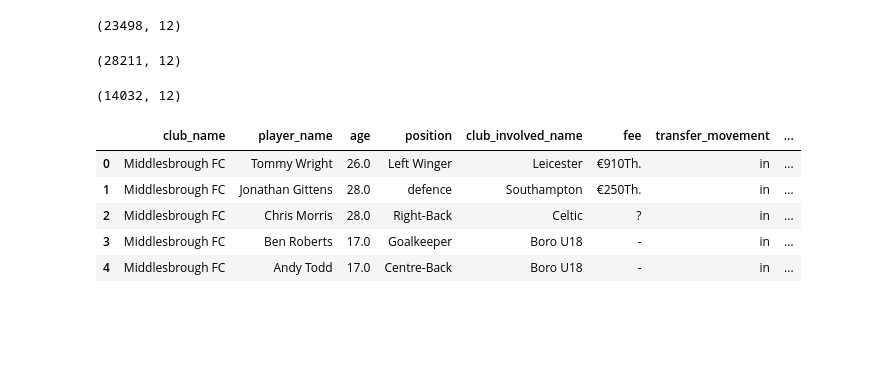
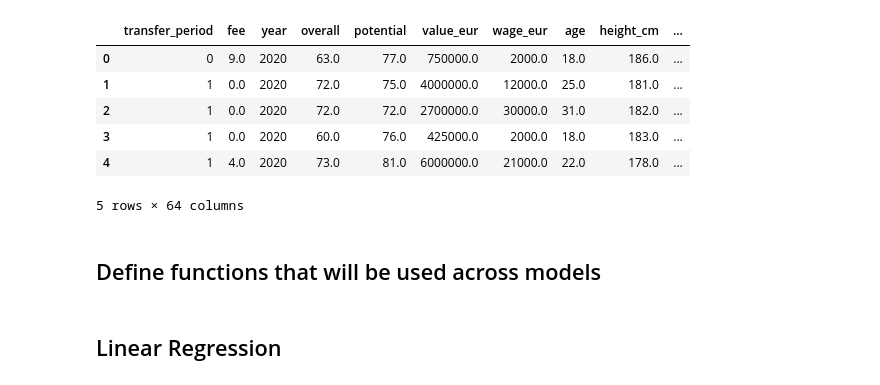
Before and after one commit to azanon00/Transfer_Strategy_Prescription, a Jupyter notebook: code/andrea_models.ipynb, the cells around one changed output. Saved outputs shown, nothing was run; the diff lists cells and outputs as text; code cells hidden in the pictures; blank space fills up the shorter version.

Commit message:
ML models in python

```diff
--- a/code/andrea_models.ipynb
+++ b/code/andrea_models.ipynb
@@ -8,24 +0,0 @@ players.shape
-# %%
-transfers_premierLeague = pd.read_csv('data/transfers/premier-league.csv')
-transfers_premierLeague.shape
-# %% [output]
-(23498, 12)
-# %%
-transfers_serieA = pd.read_csv('data/transfers/serie-a.csv')
-transfers_serieA.shape
-# %% [output]
-(28211, 12)
-# %%
-transfers_bundesliga = pd.read_csv('data/transfers/1-bundesliga.csv')
-transfers_bundesliga.shape
-# %% [output]
-(14032, 12)
-# %%
-transfers_premierLeague.head()
-# %% [output]
-|  | club_name | player_name | age | position | club_involved_name | fee | transfer_movement | ... |
-| 0 | Middlesbrough FC | Tommy Wright | 26.0 | Left Winger | Leicester | €910Th. | in | ... |
-| 1 | Middlesbrough FC | Jonathan Gittens | 28.0 | defence | Southampton | €250Th. | in | ... |
-| 2 | Middlesbrough FC | Chris Morris | 28.0 | Right-Back | Celtic | ? | in | ... |
-| 3 | Middlesbrough FC | Ben Roberts | 17.0 | Goalkeeper | Boro U18 | - | in | ... |
-| 4 | Middlesbrough FC | Andy Todd | 17.0 | Centre-Back | Boro U18 | - | in | ... |
@@ -31,0 +17,35 @@ transfers_premierLeague.head()
+# %%
+# read files
+from pathlib import Path
+path = str(Path("andrea_models.ipynb").parent.absolute().parent.absolute()) + "/data/Final/"
+csv_files = glob.glob(os.path.join(path, "*.csv"))
+
+# create unique dataframe with all the players
+players = []
+
+# loop over the list of csv files
+for f in csv_files:
+
+    # read the csv file
+    df = pd.read_csv(f)
+
+    # append the dataframe to the list
+    players.append(df)
+
+data = pd.concat(players).reset_index(drop = True)
+
+# save player_name in a variable
+player_name = data["player_name"]
+
+# drop the columns that are not needed
+data.drop(["player_name", "short_name", "previous_short_name", "name_similarity", "club_similarity", "new_club", "old_club", "club_name"], axis = 1, inplace = True)
+
+data.head()
+# %% [output]
+|  | transfer_period | fee | year | overall | potential | value_eur | wage_eur | age | height_cm | ... |
+| 0 | 0 | 9.0 | 2020 | 63.0 | 77.0 | 750000.0 | 2000.0 | 18.0 | 186.0 | ... |
+| 1 | 1 | 0.0 | 2020 | 72.0 | 75.0 | 4000000.0 | 12000.0 | 25.0 | 181.0 | ... |
+| 2 | 1 | 0.0 | 2020 | 72.0 | 72.0 | 2700000.0 | 30000.0 | 31.0 | 182.0 | ... |
+| 3 | 1 | 0.0 | 2020 | 60.0 | 76.0 | 425000.0 | 2000.0 | 18.0 | 183.0 | ... |
+| 4 | 1 | 4.0 | 2020 | 73.0 | 81.0 | 6000000.0 | 21000.0 | 22.0 | 178.0 | ... |
+5 rows × 64 columns
@@ -31,0 +62,2 @@ transfers_premierLeague.head()
+# %% [markdown]
+## Define functions that will be used across models
@@ -31,0 +96,2 @@ transfers_premierLeague.head()
+# %% [markdown]
+## Linear Regression
```
Also changed, not shown: parts of 21 cells of this notebook, 4 other files.
